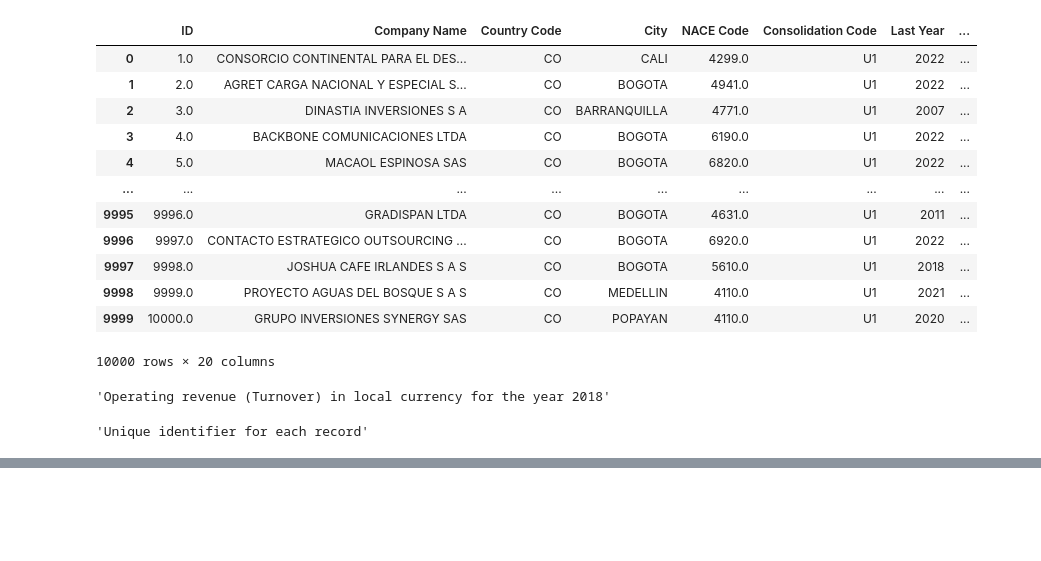
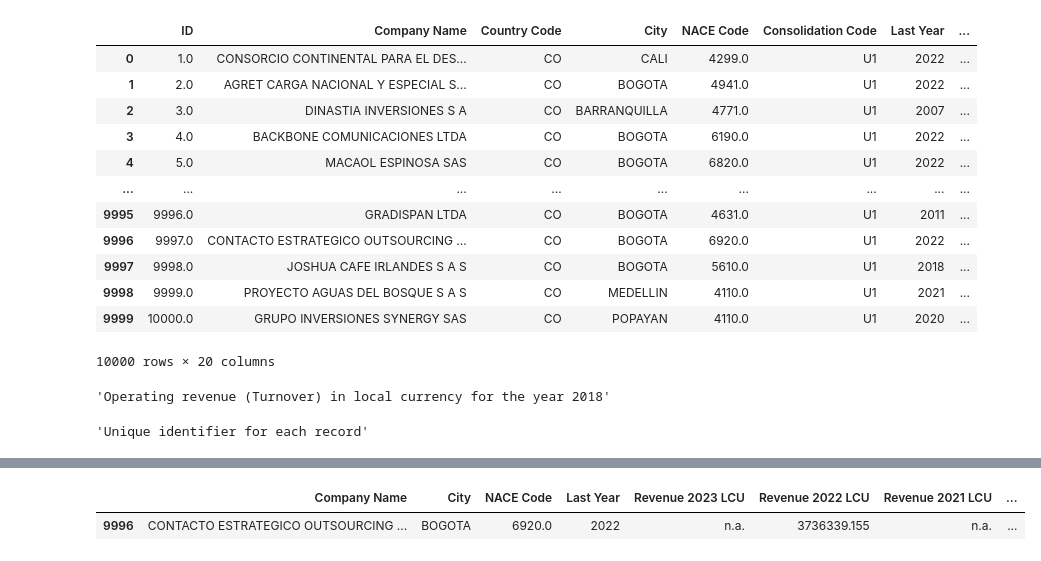
Before and after one commit to anzonyquispe/MediaLab_PUCP, a Jupyter notebook: Lecture_4/Assignment_4/group_4_ass_4_2024.ipynb, the cells around one changed output, grey strips where cells are left out. Drawn from its saved outputs; the diff is of its cells as text; code cells hidden in the pictures; blank space fills up the shorter version.

Commit message:
#134 FINISH
Hi, i finish with the task 5

```diff
--- a/Lecture_4/Assignment_4/group_4_ass_4_2024.ipynb
+++ b/Lecture_4/Assignment_4/group_4_ass_4_2024.ipynb
@@ -205,3 +205,45 @@ column_definitions['Revenue 2018 LCU']
 column_definitions['ID']
 # %% [output]
 'Unique identifier for each record'
+# %%
+#Task 5
+# create a funtion
+def calling_data(firm_name, start_year, end_year=None):
+
+    # Convert the company name to a list
+    firm_names_list = [firm_name] if isinstance(firm_name, str) else firm_name
+
+    # Filter data by company name using isin
+    filtered_data = dfr[dfr['Company Name'].isin(firm_names_list)]
+
+    # Filter data by year range usion Last Year
+    filtered_data = filtered_data[(filtered_data['Last Year'] >= start_year) & (filtered_data['Last Year'] <= end_year)] if end_year else filtered_data
+
+    # Select required columns, using f for reducing the text
+    selected_columns = ['Company Name', 'City', 'NACE Code', 'Last Year'] + [f'Revenue {year} LCU' for year in range(2023, start_year - 1, -1)]
+
+    # Create a new dataframe with the selected columns
+    result_df = filtered_data[selected_columns]
+
+    # Check if result_df is empty
+    if result_df.empty:
+        print(f"No hay datos para la empresa {firm_name} en el rango de años especificado.")
+        return None, None
+
+    # Get the names of revenue variables
+    revenue_columns = [f'Revenue {year} LCU' for year in range(2023, start_year - 1, -1)]
+
+    # Create a dictionary mapping variable names to values
+    variables_dict = {column: result_df.iloc[0][column] for column in revenue_columns}
+
+    return result_df, variables_dict
+# %%
+# Expample
+firm_name = 'CONTACTO ESTRATEGICO OUTSOURCING CONTABLE S A S'
+start_year = 2016
+end_year = 2022
+
+result_df, variables_dict = calling_data(firm_name, start_year, end_year)
+if result_df is not None:
+    print(result_df)
+    print(variables_dict)
@@ -207,0 +263,5 @@ column_definitions['ID']
+# %%
+result_df
+# %% [output]
+|  | Company Name | City | NACE Code | Last Year | Revenue 2023 LCU | Revenue 2022 LCU | Revenue 2021 LCU | ... |
+| 9996 | CONTACTO ESTRATEGICO OUTSOURCING ... | BOGOTA | 6920.0 | 2022 | n.a. | 3736339.155 | n.a. | ... |
```
Also changed, not shown: parts of 2 cells of this notebook.
